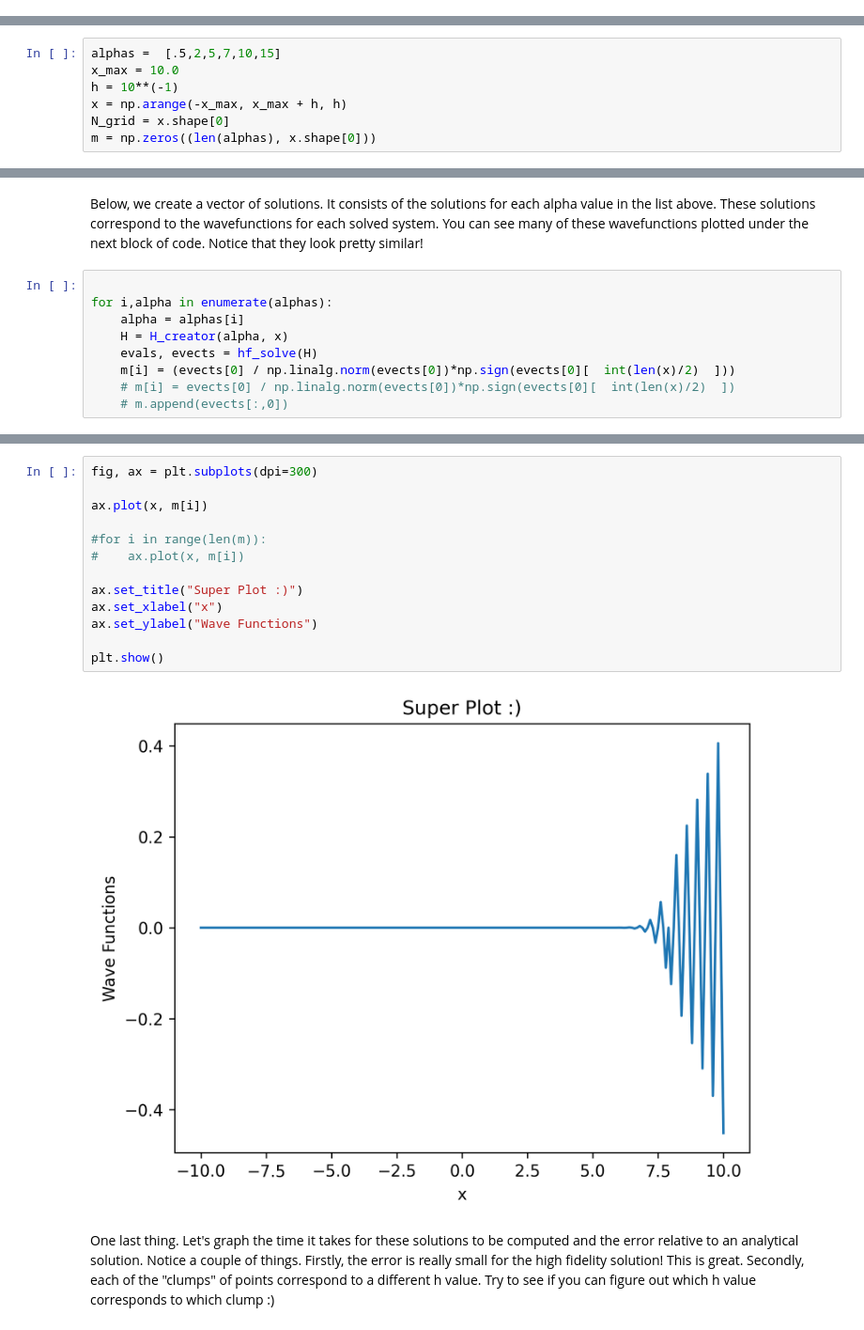
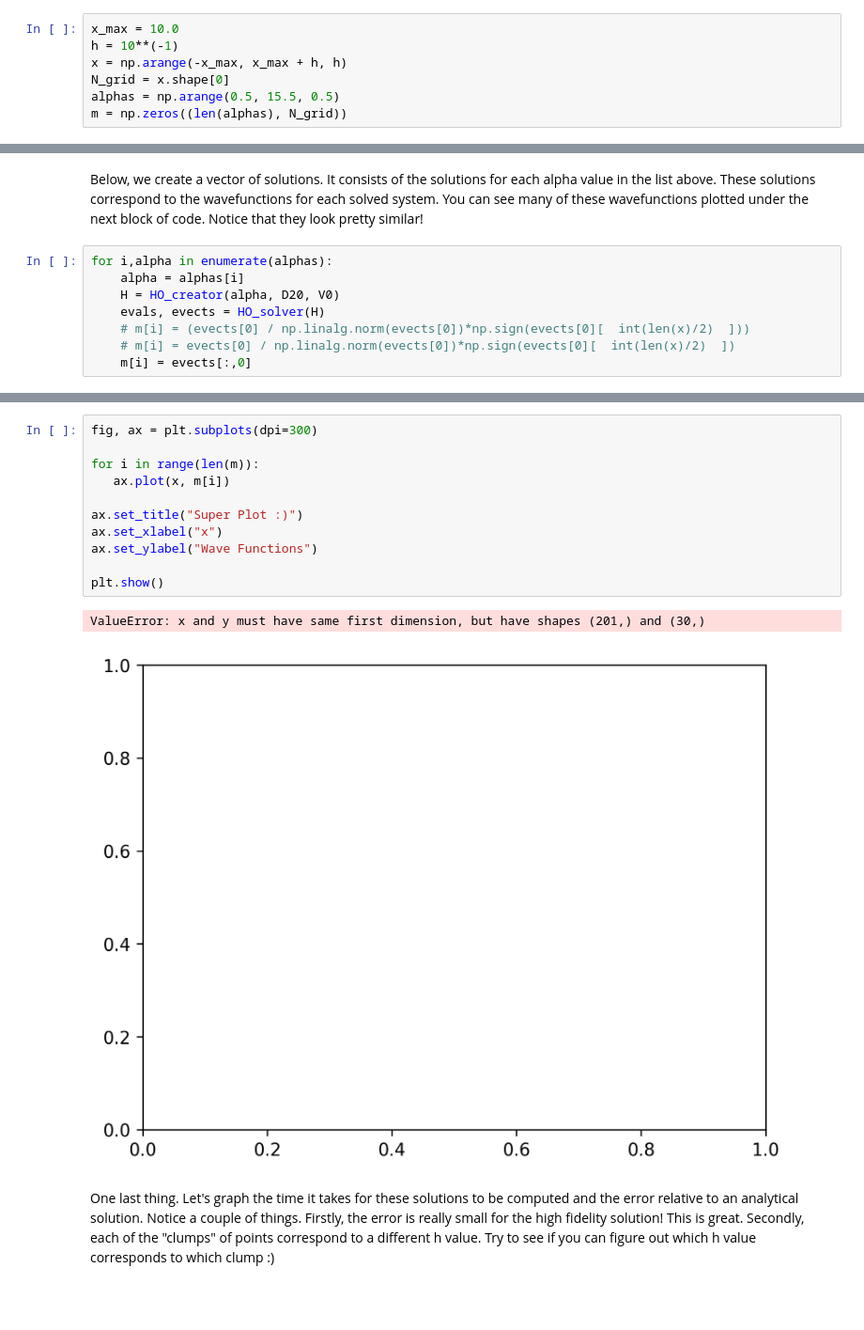
Before and after one commit to mjc180501/TemporaryRBM, a Jupyter notebook: AnotherTry (1).ipynb, the cells around one changed output, grey strips where cells are left out. Shown at 94% size. Drawn from its saved outputs; the diff is of its cells as text; blank space fills up the shorter version.

Commit message:
Funky Graphs..

```diff
--- a/AnotherTry (1).ipynb
+++ b/AnotherTry (1).ipynb
@@ -81,6 +71,13 @@ def getExactLambda(alpha):
 Finite difference method discretizes the space and divides the wavefunction of the particle into some amount of points. We can use this to simplify the wavefunction and treat it as a collection of points. This method is meant to find the high fidelity solution to the system.
 # %% [markdown]
 Below are some variables needed to apply this method. Firstly, numpy is used to create the space over which the wavefunction is discretized. Some alpha values are also established which will be used later on.
+# %%
+x_max = 10.0
+h = 10**(-1)
+x = np.arange(-x_max, x_max + h, h)
+N_grid = x.shape[0]
+alphas = np.arange(0.5, 15.5, 0.5)
+m = np.zeros((len(alphas), N_grid))
 # %% [markdown]
 The timing function is meant to determine the time it takes to solve the high fidelity solution for a certain alpha value. The next functions combine the kinetic and potential terms, and then solve for the eigenvalues and eigenvectors.
 # %%
@@ -110,13 +107,6 @@ def create_functions(h):
   D20 = hf_second_derivative(x)
   V0 = hf_potential(x)
   return D20, V0
-# %%
-alphas =  [.5,2,5,7,10,15]
-x_max = 10.0
-h = 10**(-1)
-x = np.arange(-x_max, x_max + h, h)
-N_grid = x.shape[0]
-m = np.zeros((len(alphas), x.shape[0]))
 # %%
 h_list = [1/10, 1/20, 1/30]
 
@@ -141,11 +131,10 @@ for h in h_list:
 # %% [markdown]
 Below, we create a vector of solutions. It consists of the solutions for each alpha value in the list above. These solutions correspond to the wavefunctions for each solved system. You can see many of these wavefunctions plotted under the next block of code. Notice that they look pretty similar!
 # %%
-
 for i,alpha in enumerate(alphas):
     alpha = alphas[i]
-    H = H_creator(alpha, x)
-    evals, evects = hf_solve(H)
-    m[i] = (evects[0] / np.linalg.norm(evects[0])*np.sign(evects[0][  int(len(x)/2)  ]))
+    H = HO_creator(alpha, D20, V0)
+    evals, evects = HO_solver(H)
+    # m[i] = (evects[0] / np.linalg.norm(evects[0])*np.sign(evects[0][  int(len(x)/2)  ]))
     # m[i] = evects[0] / np.linalg.norm(evects[0])*np.sign(evects[0][  int(len(x)/2)  ])
-    # m.append(evects[:,0])
+    m[i] = evects[:,0]
@@ -167,18 +143,17 @@ array([[-2.21278383e-13, -2.23059067e-12,  1.57584627e-11, ...,
 # %%
 fig, ax = plt.subplots(dpi=300)
 
-ax.plot(x, m[i])
-
-#for i in range(len(m)):
-#    ax.plot(x, m[i])
+for i in range(len(m)):
+   ax.plot(x, m[i])
 
 ax.set_title("Super Plot :)")
 ax.set_xlabel("x")
 ax.set_ylabel("Wave Functions")
 
 plt.show()
 # %% [output]
+ValueError: x and y must have same first dimension, but have shapes (201,) and (30,)
-[figure, old version]
+[figure, new version]
 # %% [markdown]
 One last thing. Let's graph the time it takes for these solutions to be computed and the error relative to an analytical solution. Notice a couple of things. Firstly, the error is really small for the high fidelity solution! This is great. Secondly, each of the "clumps" of points correspond to a different h value. Try to see if you can figure out which h value corresponds to which clump :)
 # %%
```
Also changed, not shown: parts of 7 cells of this notebook.
